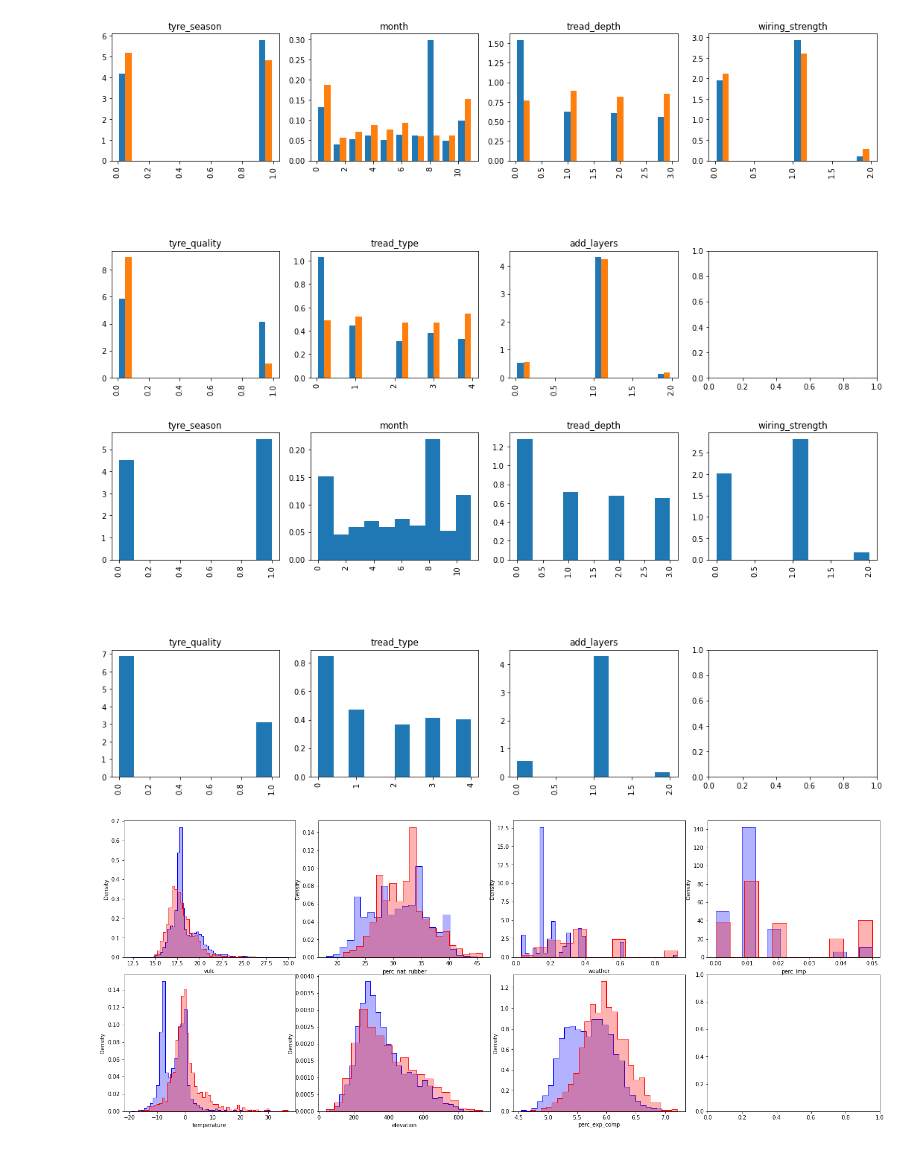
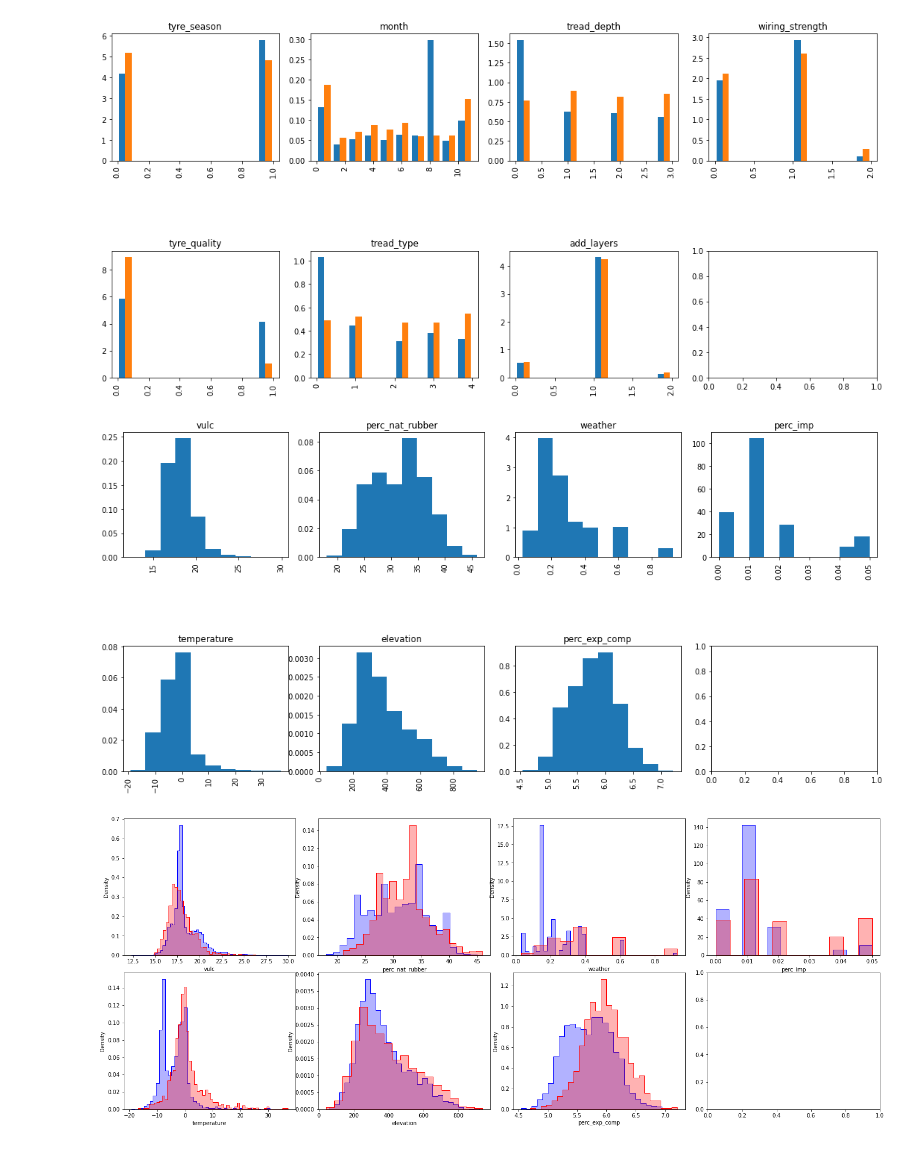
Before and after one commit to AndreaScarpellini1/ML-Project, a Jupyter notebook: Project .ipynb, the cells around one changed output. Saved outputs shown, nothing was run; the diff lists cells and outputs as text; code cells hidden in the pictures.

```diff
--- a/Project .ipynb
+++ b/Project .ipynb
@@ -146,16 +155,16 @@ plt.show()
 # %%
 fig, axes = plt.subplots(2, 4,figsize=[15,7])
 axes = axes.flatten()
 fig.tight_layout(h_pad=10)
 
 i=0
-for x in cat.columns:
+for x in num.columns:
     plt.sca(axes[i]) # set the current Axes
-    plt.hist(cat[x],density=True)
+    plt.hist(num[x],density=True)
     plt.xticks(rotation = 90) # Rotates X-Axis Ticks by 45-degrees
     plt.title(x)
     i+=1
 plt.show()
 # %% [output]
-[figure, old version]
+[figure, new version]
 # %%
```
Also changed, not shown: parts of 17 cells of this notebook.
